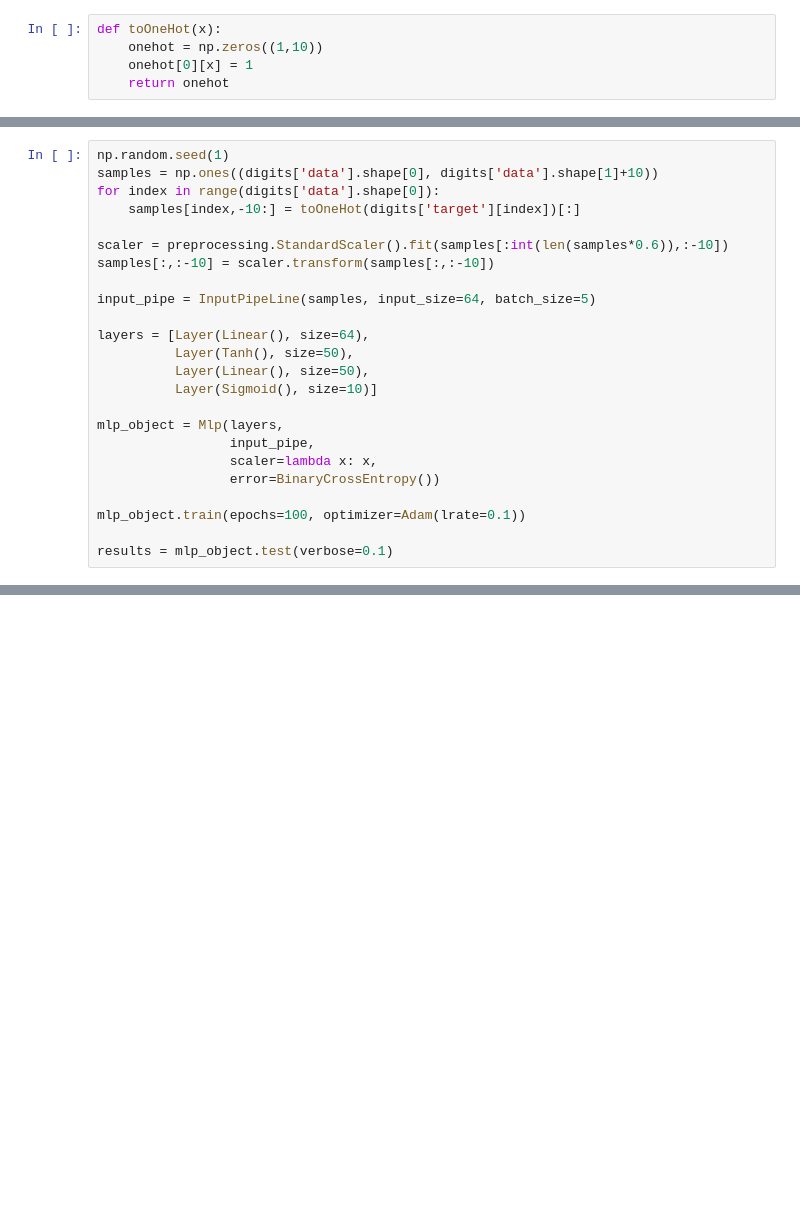
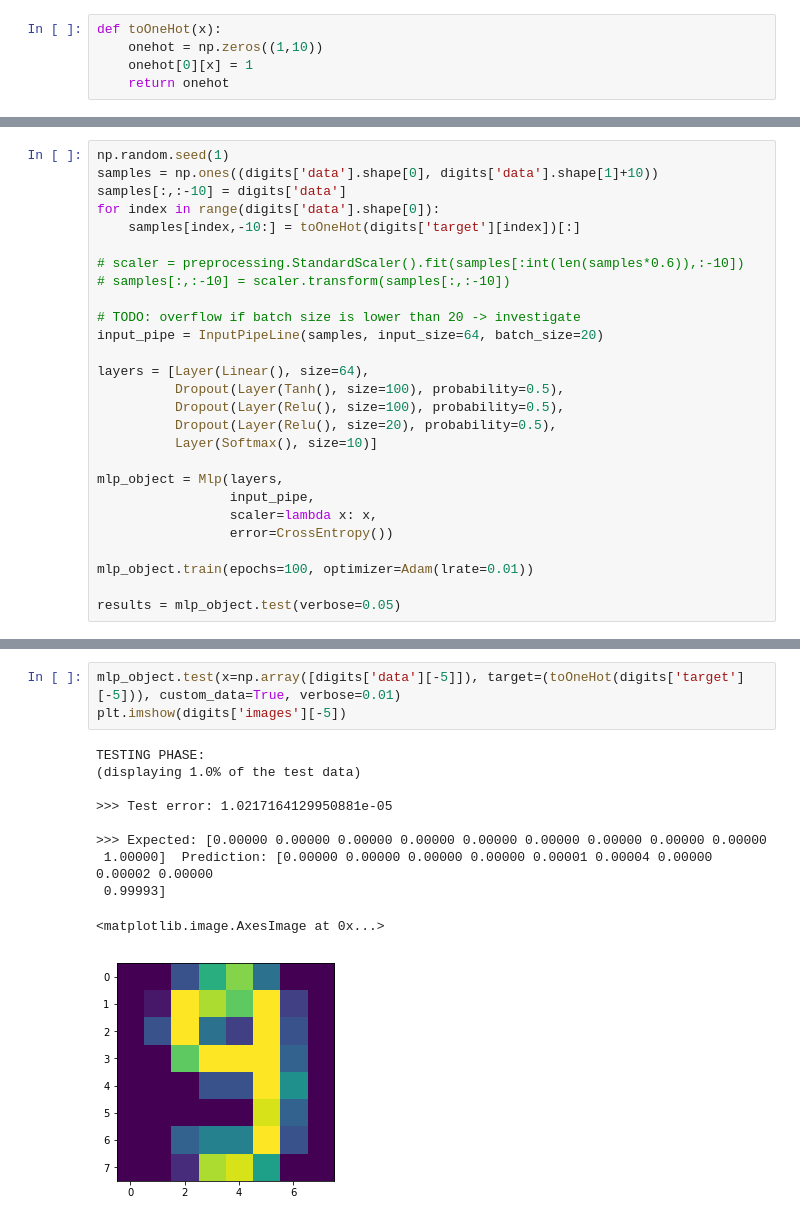
Before and after one commit to Mrpatekful/numpyml, a Jupyter notebook: mlp_numpy.ipynb, the cells around one changed output, grey strips where cells are left out. Saved outputs shown, nothing was run; the diff lists cells and outputs as text; blank space fills up the shorter version.

```diff
--- a/mlp_numpy.ipynb
+++ b/mlp_numpy.ipynb
@@ -925,27 +927,30 @@ print(c.function(a,b))
 # %%
 np.random.seed(1)
 samples = np.ones((digits['data'].shape[0], digits['data'].shape[1]+10))
+samples[:,:-10] = digits['data']
 for index in range(digits['data'].shape[0]):
     samples[index,-10:] = toOneHot(digits['target'][index])[:]
 
-scaler = preprocessing.StandardScaler().fit(samples[:int(len(samples*0.6)),:-10])
-samples[:,:-10] = scaler.transform(samples[:,:-10])
+# scaler = preprocessing.StandardScaler().fit(samples[:int(len(samples*0.6)),:-10])
+# samples[:,:-10] = scaler.transform(samples[:,:-10])
 
-input_pipe = InputPipeLine(samples, input_size=64, batch_size=5)
+# TODO: overflow if batch size is lower than 20 -> investigate
+input_pipe = InputPipeLine(samples, input_size=64, batch_size=20)
 
 layers = [Layer(Linear(), size=64),
-          Layer(Tanh(), size=50),
-          Layer(Linear(), size=50),
-          Layer(Sigmoid(), size=10)]
+          Dropout(Layer(Tanh(), size=100), probability=0.5),
+          Dropout(Layer(Relu(), size=100), probability=0.5),
+          Dropout(Layer(Relu(), size=20), probability=0.5),
+          Layer(Softmax(), size=10)]
 
 mlp_object = Mlp(layers,
                  input_pipe,
                  scaler=lambda x: x,
-                 error=BinaryCrossEntropy())
+                 error=CrossEntropy())
 
-mlp_object.train(epochs=100, optimizer=Adam(lrate=0.1))
+mlp_object.train(epochs=100, optimizer=Adam(lrate=0.01))
 
-results = mlp_object.test(verbose=0.1)
+results = mlp_object.test(verbose=0.05)
 # %% [output]
 TRAINING PHASE:
 
@@ -996,0 +1001,14 @@ AttributeError: 'numpy.ndarray' object has no attribute 'log2'
+# %%
+mlp_object.test(x=np.array([digits['data'][-5]]), target=(toOneHot(digits['target'][-5])), custom_data=True, verbose=0.01)
+plt.imshow(digits['images'][-5])
+# %% [output]
+TESTING PHASE:
+(displaying 1.0% of the test data)
+
+>>> Test error: 1.0217164129950881e-05
+
+>>> Expected: [0.00000 0.00000 0.00000 0.00000 0.00000 0.00000 0.00000 0.00000 0.00000
+ 1.00000]  Prediction: [0.00000 0.00000 0.00000 0.00000 0.00001 0.00004 0.00000 0.00002 0.00000
+ 0.99993]
+<matplotlib.image.AxesImage at 0x...>
+[figure, added]
```
Also changed, not shown: parts of 13 cells of this notebook.
